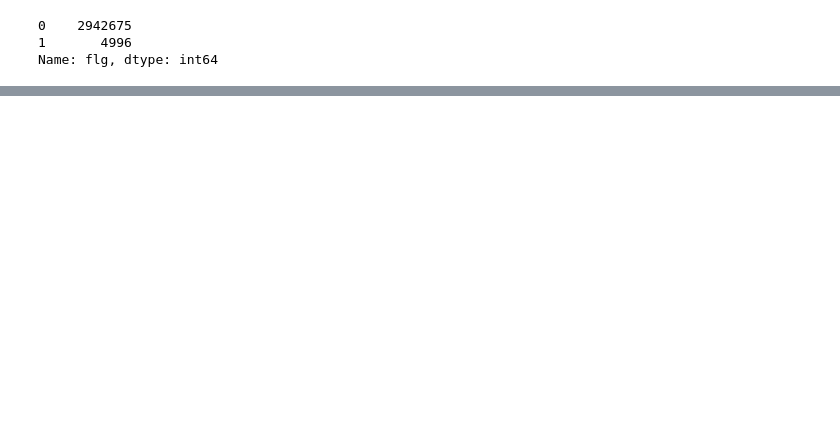
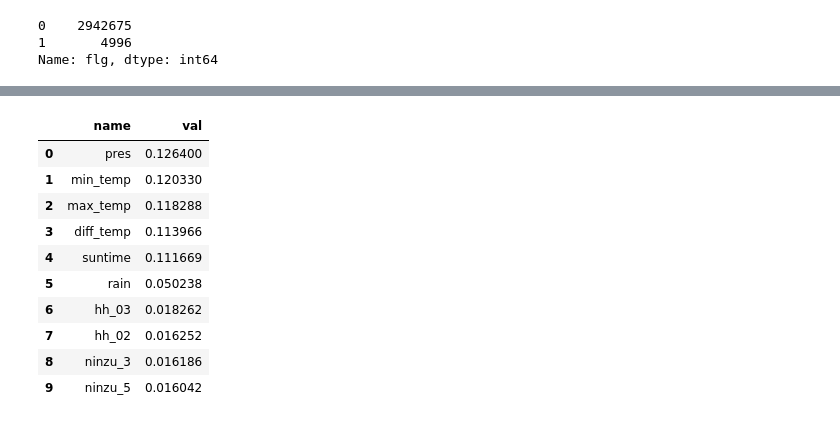
Before and after one commit to soichi-fujiwara/jupyter-notebook, a Jupyter notebook: Train_Accidents_Pred_3.ipynb, the cells around one changed output, grey strips where cells are left out. Cells and saved outputs as stored; diff of their text form; code cells hidden in the pictures; blank space fills up the shorter version.

```diff
--- a/Train_Accidents_Pred_3.ipynb
+++ b/Train_Accidents_Pred_3.ipynb
@@ -550,3 +574,23 @@ print("正解率 = " , accuracy_score(y_test, y_pred))
+# %%
+#説明変数の影響度合
+importances = model.feature_importances_
+df_ft_name_df = pd.DataFrame(x.columns.tolist(),columns=["name"])
+df_ft_val_df = pd.DataFrame(importances.tolist(),columns=["val"])
+
+imp_df = pd.concat([df_ft_name_df,df_ft_val_df],axis=1).sort_values('val', ascending=False).reset_index(drop=True)
+imp_df.head(10)
+# %% [output]
+|  | name | val |
+| 0 | pres | 0.126400 |
+| 1 | min_temp | 0.120330 |
+| 2 | max_temp | 0.118288 |
+| 3 | diff_temp | 0.113966 |
+| 4 | suntime | 0.111669 |
+| 5 | rain | 0.050238 |
+| 6 | hh_03 | 0.018262 |
+| 7 | hh_02 | 0.016252 |
+| 8 | ninzu_3 | 0.016186 |
+| 9 | ninzu_5 | 0.016042 |
 # %%
 #真陽性率 (Recall)
 #Positive なデータに対してモデルがどれだけ正解できているかを確認
```
Also changed, not shown: parts of 15 cells of this notebook.
